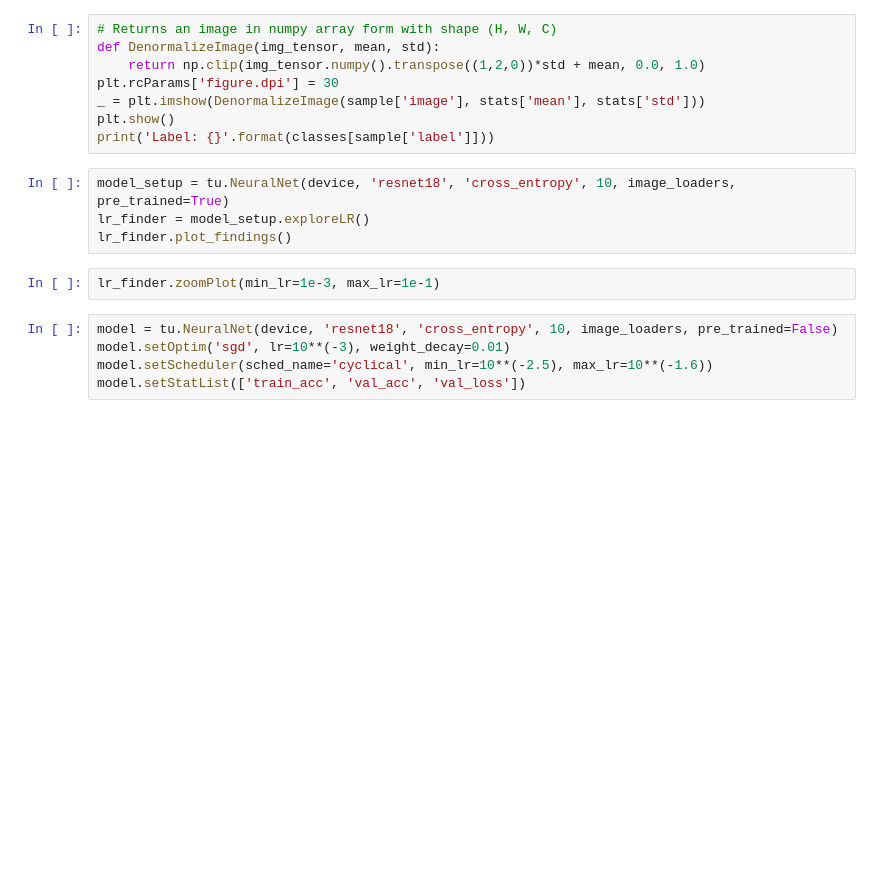
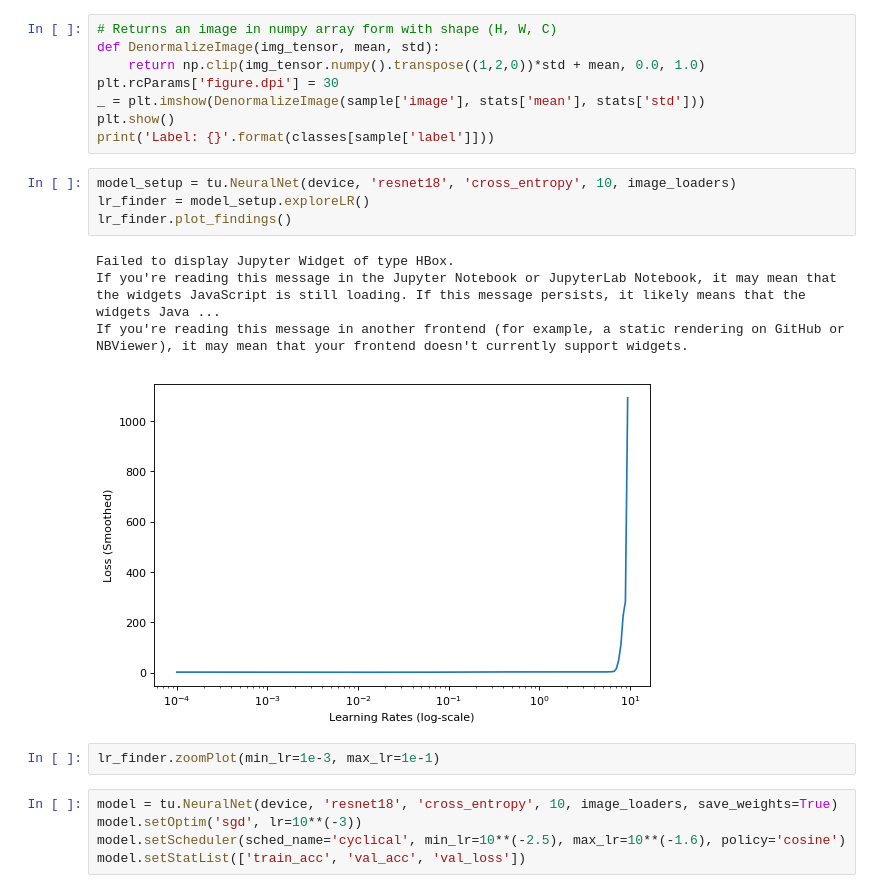
Before and after one commit to talwarabhimanyu/Deep_Learning_Projects, a Jupyter notebook: Vision/CIFAR-10 Experiments/CIFAR-10.ipynb, the cells around one changed output. Cells and saved outputs as stored; diff of their text form; blank space fills up the shorter version.

```diff
--- a/Vision/CIFAR-10 Experiments/CIFAR-10.ipynb
+++ b/Vision/CIFAR-10 Experiments/CIFAR-10.ipynb
@@ -86,15 +86,20 @@ _ = plt.imshow(DenormalizeImage(sample['image'], stats['mean'], stats['std']))
 plt.show()
 print('Label: {}'.format(classes[sample['label']]))
 # %%
-model_setup = tu.NeuralNet(device, 'resnet18', 'cross_entropy', 10, image_loaders, pre_trained=True)
+model_setup = tu.NeuralNet(device, 'resnet18', 'cross_entropy', 10, image_loaders)
 lr_finder = model_setup.exploreLR()
 lr_finder.plot_findings()
+# %% [output]
+Failed to display Jupyter Widget of type HBox.
+If you're reading this message in the Jupyter Notebook or JupyterLab Notebook, it may mean that the widgets JavaScript is still loading. If this message persists, it likely means that the widgets Java ...
+If you're reading this message in another frontend (for example, a static rendering on GitHub or NBViewer), it may mean that your frontend doesn't currently support widgets.
+[figure, added]
 # %%
 lr_finder.zoomPlot(min_lr=1e-3, max_lr=1e-1)
 # %%
-model = tu.NeuralNet(device, 'resnet18', 'cross_entropy', 10, image_loaders, pre_trained=False)
-model.setOptim('sgd', lr=10**(-3), weight_decay=0.01)
-model.setScheduler(sched_name='cyclical', min_lr=10**(-2.5), max_lr=10**(-1.6))
+model = tu.NeuralNet(device, 'resnet18', 'cross_entropy', 10, image_loaders, save_weights=True)
+model.setOptim('sgd', lr=10**(-3))
+model.setScheduler(sched_name='cyclical', min_lr=10**(-2.5), max_lr=10**(-1.6), policy='cosine')
 model.setStatList(['train_acc', 'val_acc', 'val_loss'])
 # %%
 trainer = tu.Trainer(device, model, '')
```
Also changed, not shown: parts of 5 cells of this notebook, 1 other file.
